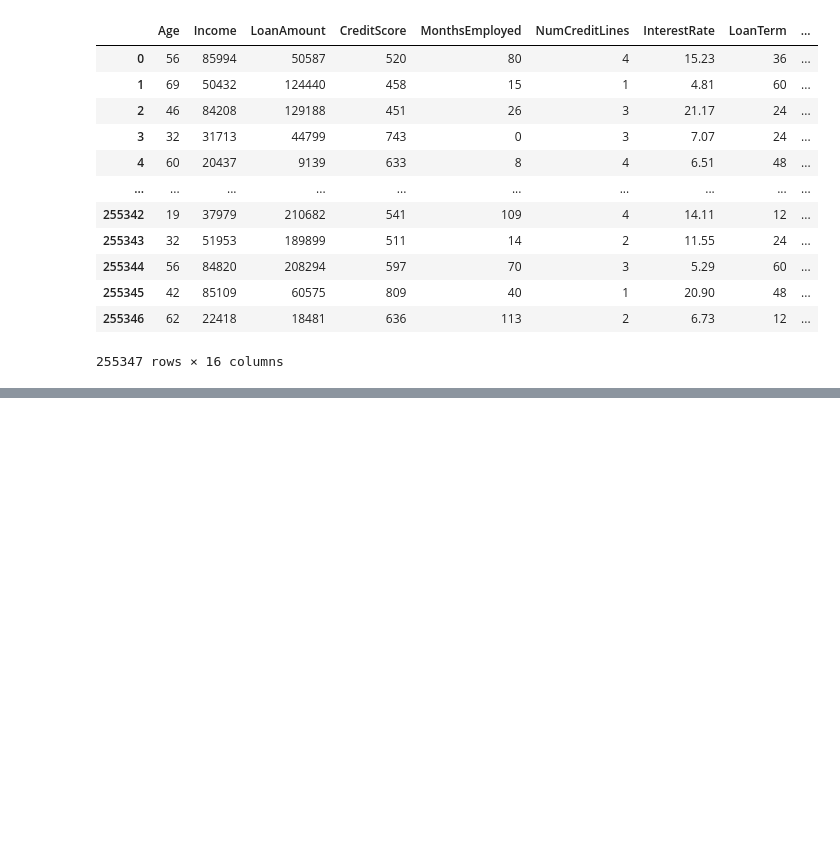
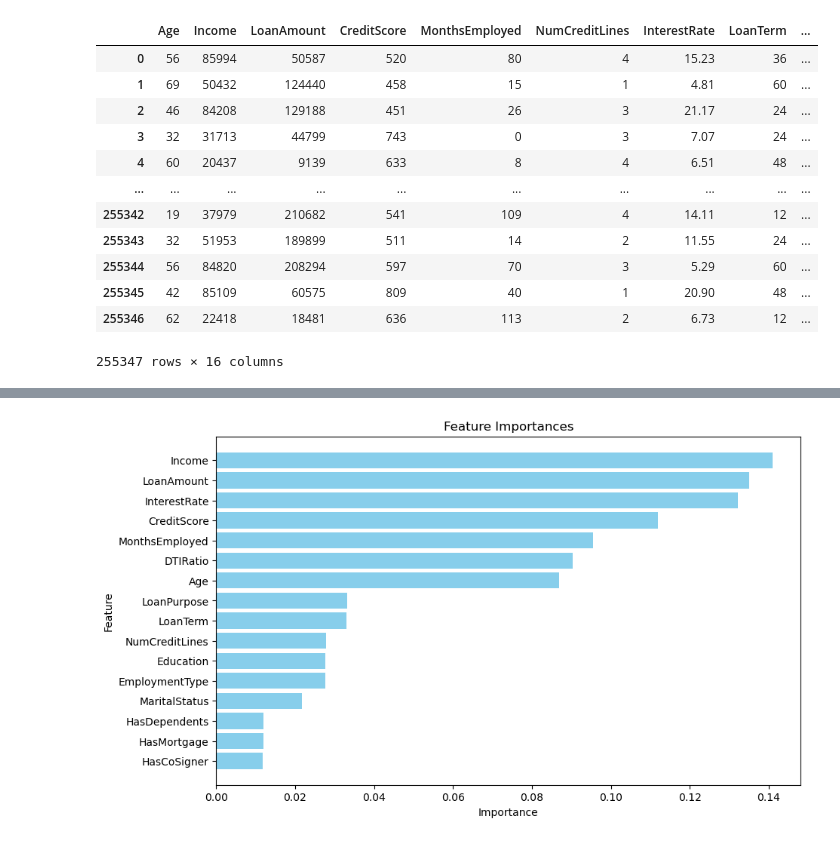
Before and after one commit to deveshcse/Lone-Default-Prediction, a Jupyter notebook: loan default prediction.ipynb, the cells around one changed output, grey strips where cells are left out. Cells and saved outputs as stored; diff of their text form; code cells hidden in the pictures; blank space fills up the shorter version.

Commit message:
identified the feature importance

```diff
--- a/loan default prediction.ipynb
+++ b/loan default prediction.ipynb
@@ -157,3 +157,6 @@ X
 | 255345 | 42 | 85109 | 60575 | 809 | 40 | 1 | 20.90 | 48 | ... |
 | 255346 | 62 | 22418 | 18481 | 636 | 113 | 2 | 6.73 | 12 | ... |
 255347 rows × 16 columns
+# %%
+rf_regressor = RandomForestRegressor(n_estimators=10, random_state=42, verbose=2)
+rf_regressor.fit(X, y)
@@ -159,0 +178,2 @@ X
+# %%
+feature_importance = rf_regressor.feature_importances_
@@ -159,0 +187,4 @@ X
+# %%
+importance_df = pd.DataFrame({'Feature': X.columns, 'Importance': feature_importance})
+# %%
+importance_df.sort_values(by='Importance', ascending=False, inplace=True)
@@ -159,0 +211,10 @@ X
+# %%
+plt.figure(figsize=(10, 6))
+plt.barh(importance_df['Feature'], importance_df['Importance'], color="skyblue")
+plt.xlabel('Importance')
+plt.ylabel('Feature')
+plt.title('Feature Importances')
+plt.gca().invert_yaxis()
+plt.show()
+# %% [output]
+[figure, added]
```
Also changed, not shown: parts of 3 cells of this notebook.
